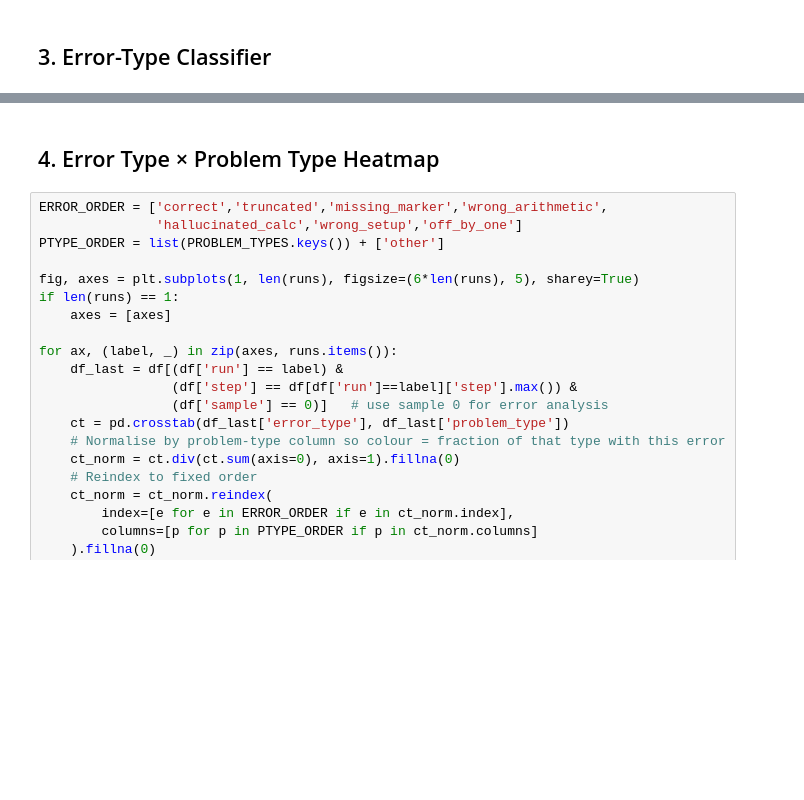
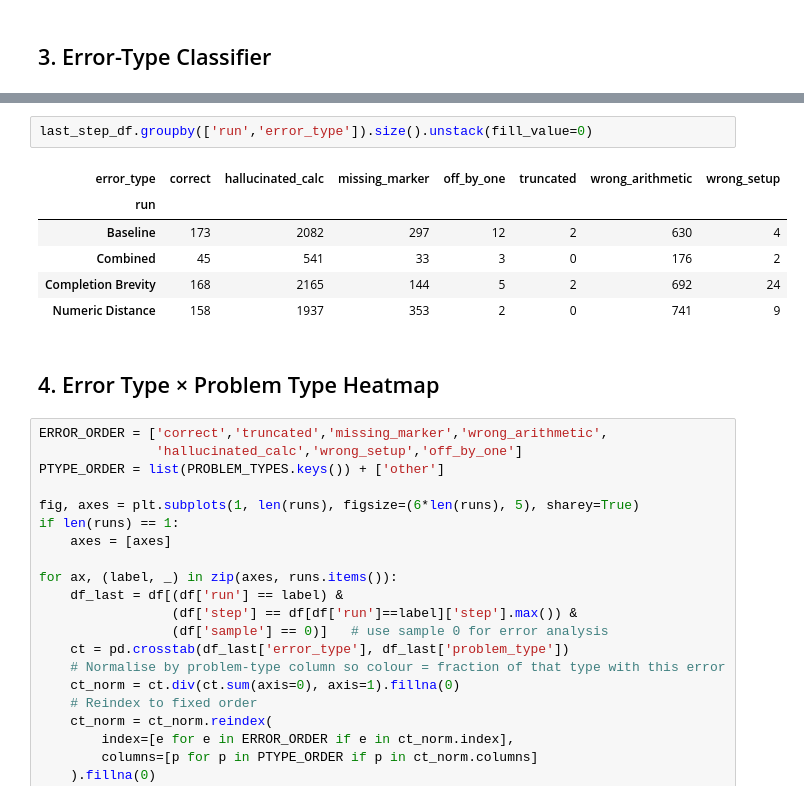
Before and after one commit to YoyoLiuuu/nanochat, a Jupyter notebook: analysis.ipynb, the cells around one changed output, grey strips where cells are left out. Cells and saved outputs as stored; diff of their text form; blank space fills up the shorter version.

```diff
--- a/analysis.ipynb
+++ b/analysis.ipynb
@@ -231,3 +285,12 @@ print(last_step_df.groupby(['run','error_type']).size().unstack(fill_value=0))
+# %%
+last_step_df.groupby(['run','error_type']).size().unstack(fill_value=0)
+# %% [output]
+| error_type | correct | hallucinated_calc | missing_marker | off_by_one | truncated | wrong_arithmetic | wrong_setup |
+| run |  |  |  |  |  |  |  |
+| Baseline | 173 | 2082 | 297 | 12 | 2 | 630 | 4 |
+| Combined | 45 | 541 | 33 | 3 | 0 | 176 | 2 |
+| Completion Brevity | 168 | 2165 | 144 | 5 | 2 | 692 | 24 |
+| Numeric Distance | 158 | 1937 | 353 | 2 | 0 | 741 | 9 |
 # %% [markdown]
 ## 4. Error Type × Problem Type Heatmap
 # %%
```
Also changed, not shown: parts of 13 cells of this notebook, 24 other files.
